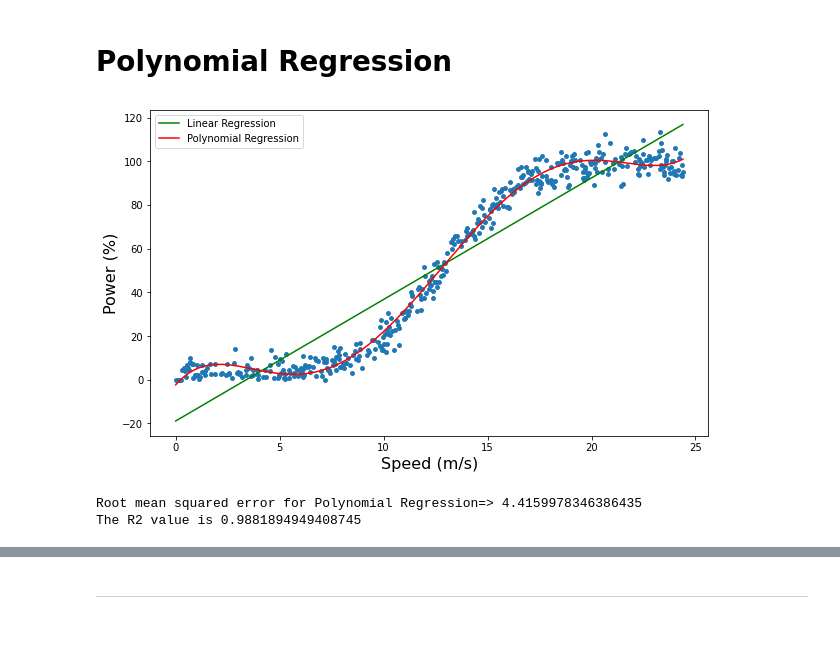
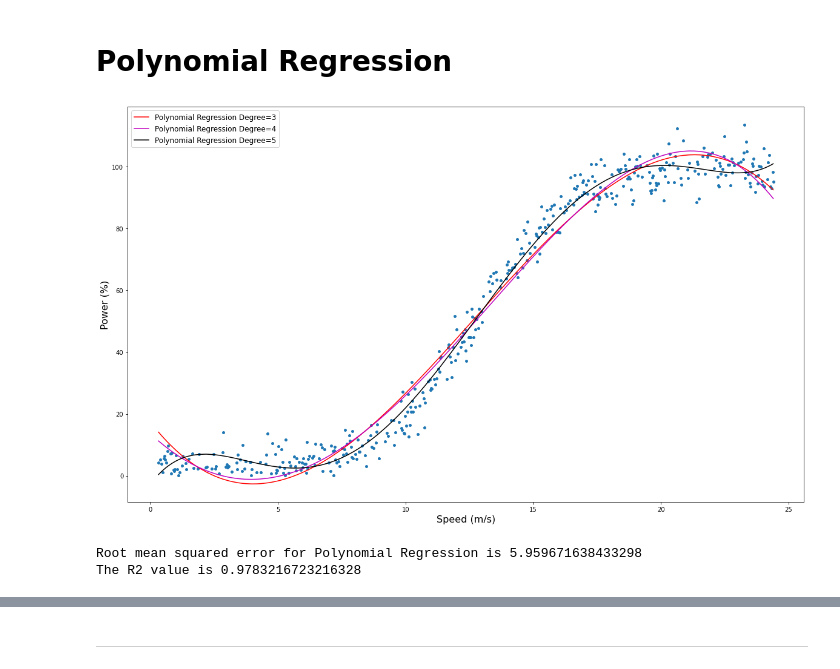
Before and after one commit to IanWafer/Machine-Learning-and-Statistics-Project, a Jupyter notebook: Machine Learning & Statistics Project.ipynb, the cells around one changed output, grey strips where cells are left out. Cells and saved outputs as stored; diff of their text form; code cells hidden in the pictures; blank space fills up the shorter version.

```diff
--- a/Machine Learning & Statistics Project.ipynb
+++ b/Machine Learning & Statistics Project.ipynb
@@ -108,6 +118,11 @@ It appears the vast majority of the 0 readings are at both the low and high ends
 # %%
 # https://stackoverflow.com/questions/13851535/how-to-delete-rows-from-a-pandas-dataframe-based-on-a-conditional-expression
-df = df.drop(df[(df.speed >= 0.325) & (df.power == 0.0)].index)
+df = df.drop(df[df.power == 0.0].index)
 
-sns.relplot(data=df, x="speed", y="power", height=8, aspect=2)
+# Plot scatter graph
+plt.figure(figsize=(17,9))
+plt.scatter(x,y,s=15)
+plt.xlabel('Speed (m/s)',fontsize=16)
+plt.ylabel('Power (%)',fontsize=16)
+plt.show()
 # %% [output]
@@ -163,28 +243,50 @@ The R2 value is 0.8980963337957819
 # %%
 from sklearn.pipeline import Pipeline
 
 # creating pipeline and fitting it on data
-Input=[('polynomial',PolynomialFeatures(degree=5)),('modal',LinearRegression())]
+Input=[('polynomial',PolynomialFeatures(degree=3)),('modal',LinearRegression())]
 pipe=Pipeline(Input)
 pipe.fit(x.reshape(-1,1),y.reshape(-1,1))
 
 poly_pred=pipe.predict(x.reshape(-1,1))
 #sorting predicted values with respect to predictor
 sorted_zip = sorted(zip(x,poly_pred))
 x_poly, poly_pred = zip(*sorted_zip)
+
+# creating pipeline and fitting it on data
+Input2=[('polynomial',PolynomialFeatures(degree=4)),('modal',LinearRegression())]
+pipe2=Pipeline(Input2)
+pipe2.fit(x.reshape(-1,1),y.reshape(-1,1))
+
+poly_pred2=pipe2.predict(x.reshape(-1,1))
+#sorting predicted values with respect to predictor
+sorted_zip2 = sorted(zip(x,poly_pred2))
+x_poly, poly_pred2 = zip(*sorted_zip2)
+
+# creating pipeline and fitting it on data
+Input3=[('polynomial',PolynomialFeatures(degree=5)),('modal',LinearRegression())]
+pipe3=Pipeline(Input3)
+pipe3.fit(x.reshape(-1,1),y.reshape(-1,1))
+
+poly_pred3=pipe3.predict(x.reshape(-1,1))
+#sorting predicted values with respect to predictor
+sorted_zip3 = sorted(zip(x,poly_pred3))
+x_poly, poly_pred3 = zip(*sorted_zip3)
+
 #plotting predictions
-plt.figure(figsize=(10,6))
+plt.figure(figsize=(20,12))
 plt.scatter(x,y,s=15)
-plt.plot(x,y_pred,color='g',label='Linear Regression')
-plt.plot(x_poly,poly_pred,color='r',label='Polynomial Regression')
+plt.plot(x_poly,poly_pred,color='r',label='Polynomial Regression Degree=3')
+plt.plot(x_poly,poly_pred2,color='m',label='Polynomial Regression Degree=4')
+plt.plot(x_poly,poly_pred3,color='k',label='Polynomial Regression Degree=5')
 plt.xlabel('Speed (m/s)',fontsize=16)
 plt.ylabel('Power (%)',fontsize=16)
-plt.legend()
+plt.legend(fontsize=12)
 plt.show()
 
-print(f'Root mean squared error for Polynomial Regression=> {np.sqrt(mean_squared_error(y,poly_pred))}')
+print(f'Root mean squared error for Polynomial Regression is {np.sqrt(mean_squared_error(y,poly_pred))}')
 print(f'The R2 value is {r2_score(y, poly_pred)}')
 # %% [output]
-[figure, old version]
+[figure, new version]
-Root mean squared error for Polynomial Regression=> 4.4159978346386435
-The R2 value is 0.9881894949408745
+Root mean squared error for Polynomial Regression is 5.959671638433298
+The R2 value is 0.9783216723216328
```
Also changed, not shown: parts of 34 cells of this notebook, 4 other files.
